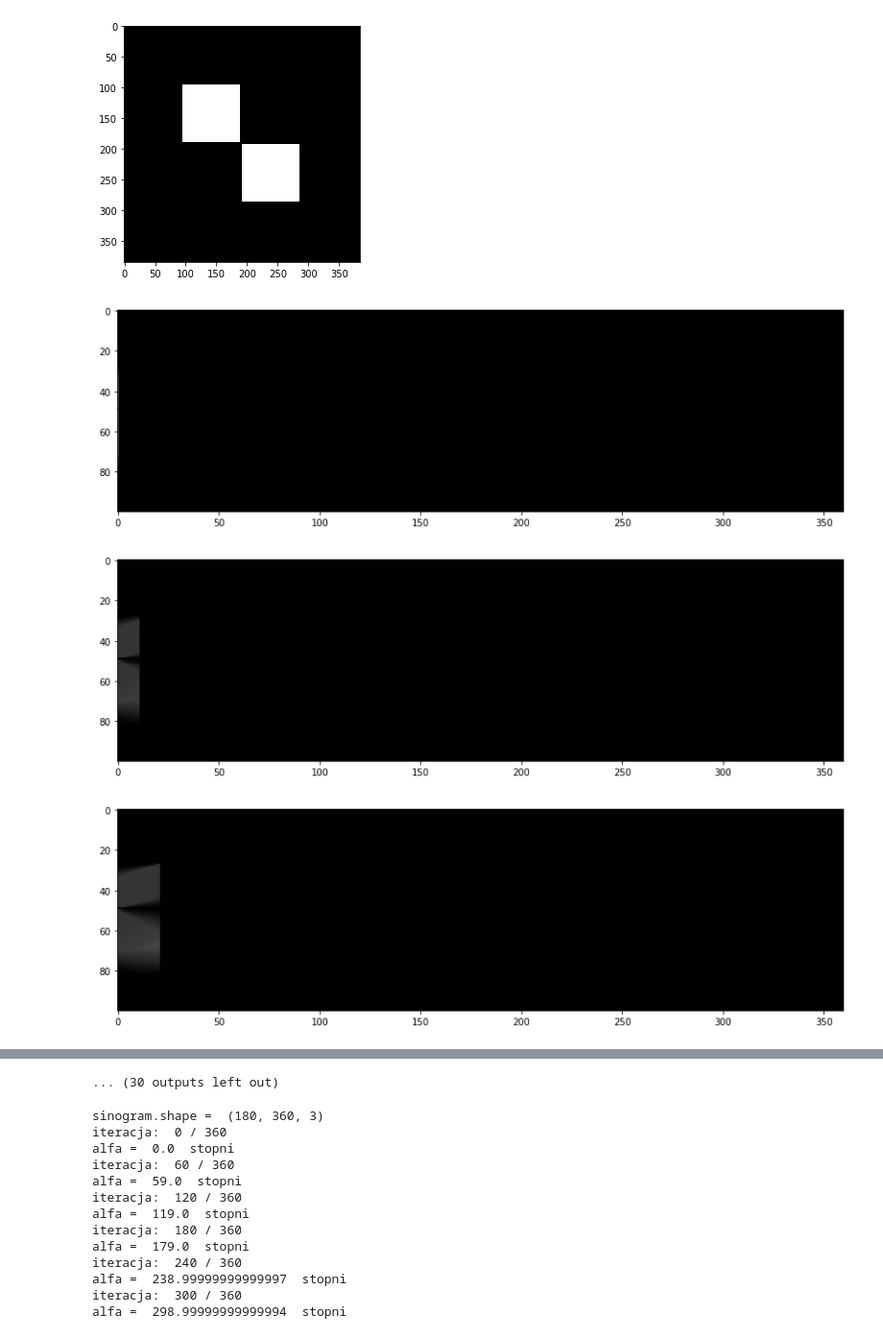
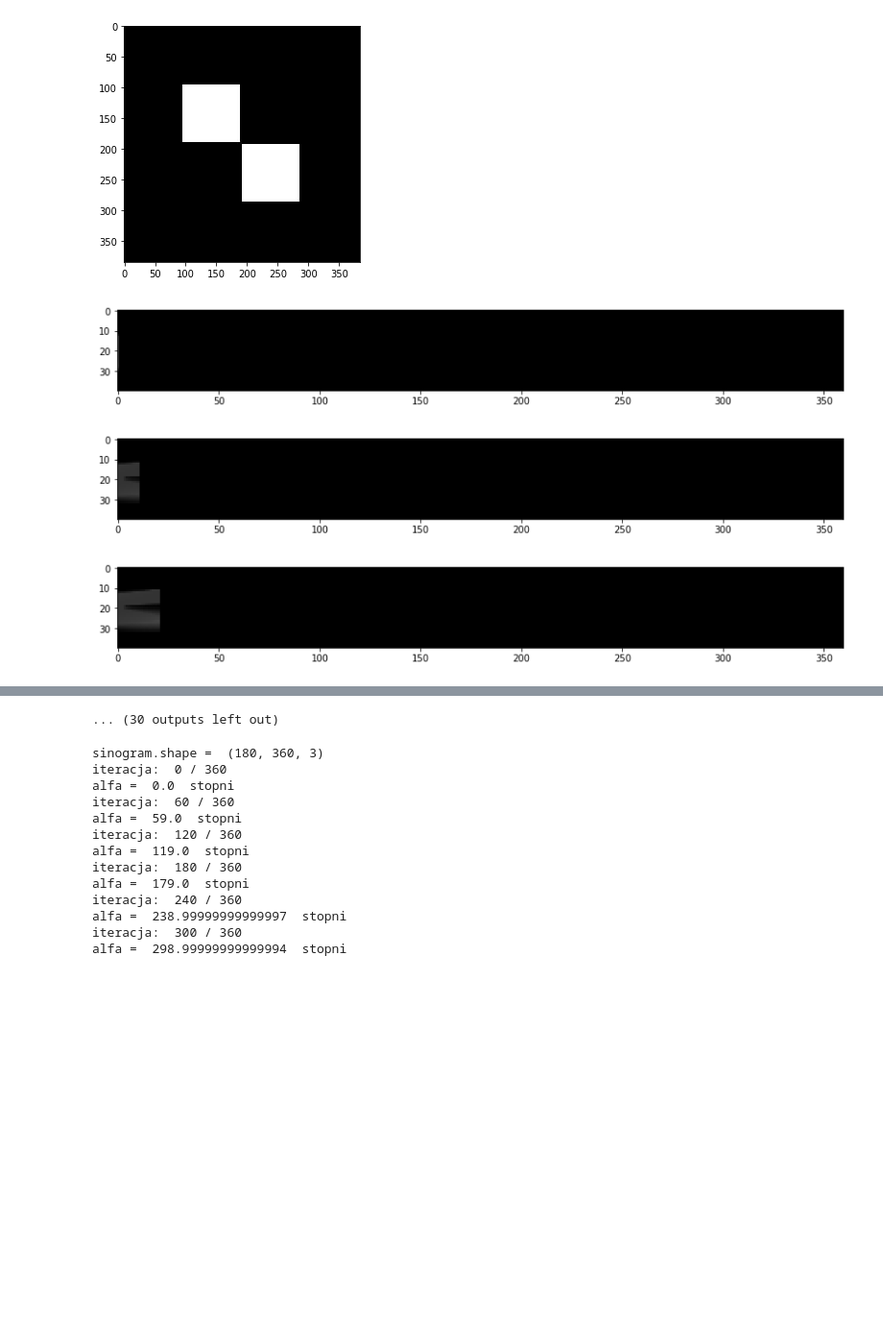
Before and after one commit to emsi-iggy/iwm, a Jupyter notebook: program.ipynb, the cells around one changed output, grey strips where cells are left out. Shown at 96% size. Drawn from its saved outputs; the diff is of its cells as text; code cells hidden in the pictures; blank space fills up the shorter version.

```diff
--- a/program.ipynb
+++ b/program.ipynb
@@ -104,7 +96,7 @@ r = np.sqrt(obraz.shape[0]**2 + obraz.shape[1]**2)/2
 alfa = 0 * (np.pi / 180)
 Alfa1 = alfa
 deltaAlfa = 1
-liczbaDetektorow = 100
+liczbaDetektorow = 40
 ileIteracji = int(360 / deltaAlfa)
 rozpietosc = 180 * (np.pi / 180)
 #stworz sinogram
@@ -226,37 +218,37 @@ for k in range(ileIteracji):
 
     for i in range(len(wszystkieLinieX)):
         for j in range(len(wszystkieLinieX[i])):
-            if (wszystkieLinieX[i][j] < obraz.shape[0]) and (wszystkieLinieY[i][j] < obraz.shape[1]):
+            if (wszystkieLinieX[i][j] < obraz.shape[0]) and (wszystkieLinieY[i][j] < obraz.shape[1]) and (wszystkieLinieX[i][j]>=0) and (wszystkieLinieY[i][j]>0):
                 wartosciDanychPikseli[wszystkieLinieX[i][j],wszystkieLinieY[i][j]] += sinogram[i,k,0]
                 ileRazyLiczony[wszystkieLinieX[i][j],wszystkieLinieY[i][j]] += 1
 
 
     for i in range(obraz.shape[0]):
         for j in range(obraz.shape[1]):
             if(ileRazyLiczony[i,j] > 0):
                 #wartosciDanychPikseli[i,j] /= ileRazyLiczony[i,j]
                 obrazZSinogramu[i,j,0] = wartosciDanychPikseli[i,j] / ileRazyLiczony[i,j]
                 obrazZSinogramu[i,j,1] = wartosciDanychPikseli[i,j] / ileRazyLiczony[i,j]
                 obrazZSinogramu[i,j,2] = wartosciDanychPikseli[i,j] / ileRazyLiczony[i,j]
 
-    if k % 10 == 0:
+    if k % 36 == 0:
         #plt.figure(figsize=(10,14))
         plt.imshow(obrazZSinogramu, interpolation='nearest') #interpolation='none'
         #plt.show();
         display.clear_output(wait=True)
         display.display(pl.gcf())
         #time.sleep(4.0)
 
 plt.figure(figsize=(16,20))
 plt.imshow(sinogram, interpolation='nearest') #interpolation='none'
 plt.show()
 plt.figure(figsize=(12,16))
 plt.imshow(obrazZSinogramu, interpolation='nearest')
 plt.show()
 io.imshow(obraz)
 # %% [output]
 [figure]
 [figure]
-[figure, old version]
+[figure, new version]
-[figure, old version]
+[figure, new version]
-[figure, old version]
+[figure, new version]
```
Also changed, not shown: parts of 2 cells of this notebook.
